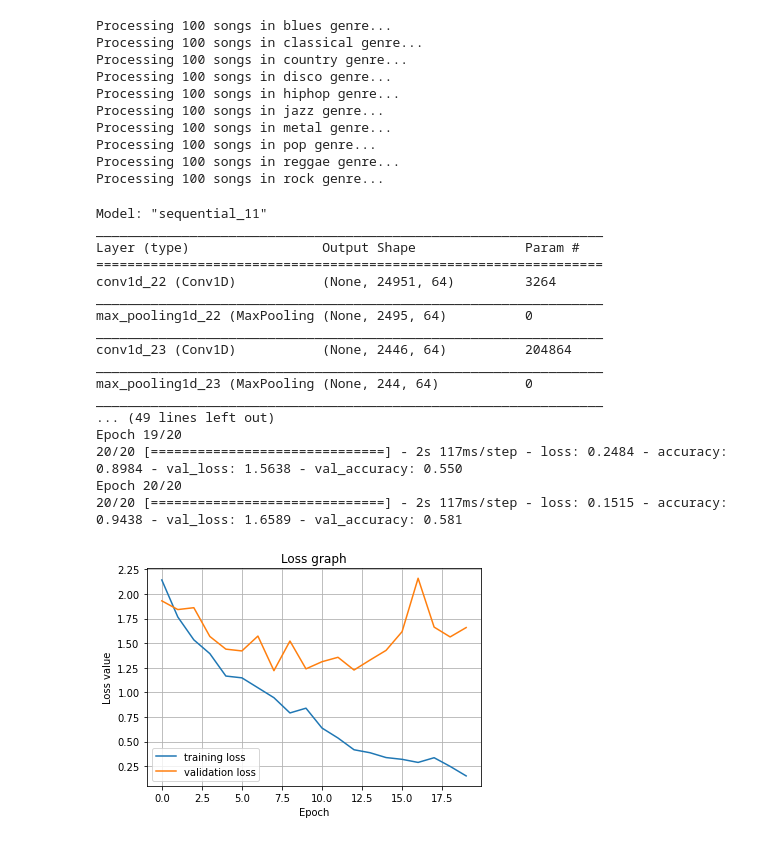
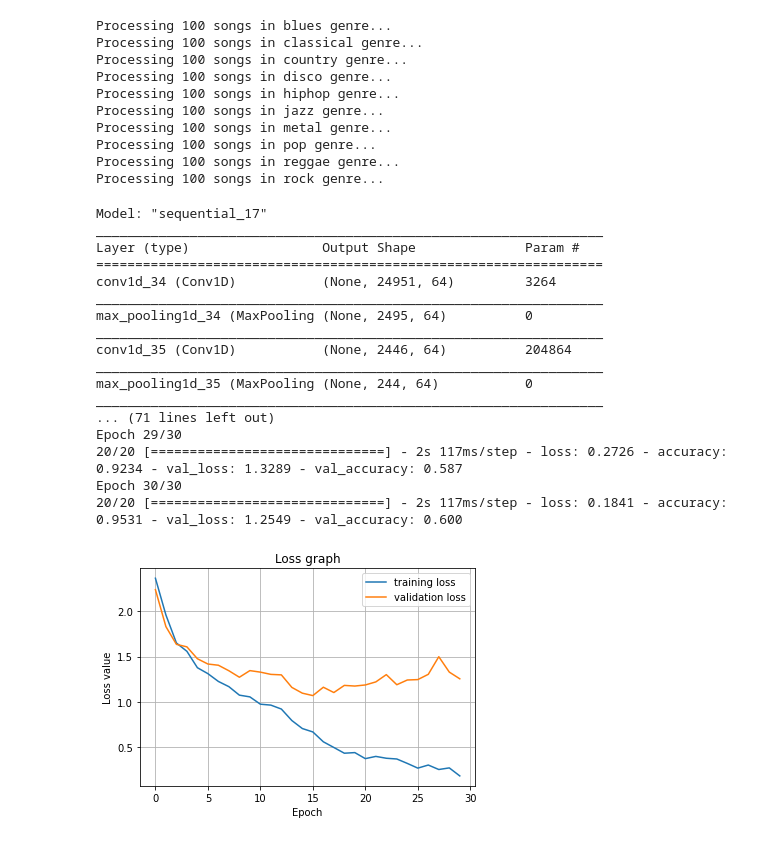
Before and after one commit to replikeit/GenrePredicter, a Jupyter notebook: genre_src.ipynb, the cells around one changed output. Cells and saved outputs as stored; diff of their text form; code cells hidden in the pictures.

Commit message:
Fix: epochs count

```diff
--- a/genre_src.ipynb
+++ b/genre_src.ipynb
@@ -15,8 +15,8 @@ Using TensorFlow backend.
 # %%
 class stop_train_callback(tf.keras.callbacks.Callback):
     def on_epoch_end(self, epoch, logs={}):
-        if logs.get('val_accuracy') > 0.65 and logs.get('accuracy') > 0.95:
-            print("\nReached 65% val accuracy so cancelling training!")
+        if logs.get('val_accuracy') > 0.7 and logs.get('accuracy') > 0.95:
+            print("\nReached 70% val accuracy so cancelling training!")
             self.model.stop_training = True
 # %%
 def display_mfcc(song):
@@ -79,7 +79,7 @@ Processing 100 songs in reggae genre...
 Processing 100 songs in rock genre...
 # %%
 #display_mfcc('song2.wav')
-epochs = 20
+epochs = 30
 training_split = 0.8
 
 # last column has genre, turn it into unique ids
@@ -104,50 +104,50 @@ model = Sequential([
     Conv1D(64, 50, activation='relu'),
     MaxPooling1D(10),
     Flatten(),
-    Dense(1024, activation='relu'),
-    Dense(512, activation='relu'),
-    Dense(256, activation='relu'),
+    Dense(1024, activation='sigmoid'),
+    Dense(512, activation='sigmoid'),
+    Dense(256, activation='sigmoid'),
     Dense(10, activation='softmax'),
     ])
 
 model.compile(optimizer='adam',
               loss='categorical_crossentropy',
               metrics=['accuracy'])
 print(model.summary())
 
 model.fit(train_input, train_labels,
           batch_size=32,
           epochs=epochs,
           validation_split=0.2,
           callbacks=[stop_train_callback()])
 
 plt.title('Loss graph')
 plt.plot(model.history.history['loss'], label='training loss')
 plt.plot(model.history.history['val_loss'], label='validation loss')
 plt.xlabel('Epoch')
 plt.ylabel('Loss value')
 plt.grid(True)
 plt.legend()
 plt.show()
 # %% [output]
-Model: "sequential_11"
+Model: "sequential_17"
 _________________________________________________________________
 Layer (type)                 Output Shape              Param #
 =================================================================
-conv1d_22 (Conv1D)           (None, 24951, 64)         3264
+conv1d_34 (Conv1D)           (None, 24951, 64)         3264
 _________________________________________________________________
-max_pooling1d_22 (MaxPooling (None, 2495, 64)          0
+max_pooling1d_34 (MaxPooling (None, 2495, 64)          0
 _________________________________________________________________
-conv1d_23 (Conv1D)           (None, 2446, 64)          204864
+conv1d_35 (Conv1D)           (None, 2446, 64)          204864
 _________________________________________________________________
-max_pooling1d_23 (MaxPooling (None, 244, 64)           0
+max_pooling1d_35 (MaxPooling (None, 244, 64)           0
 _________________________________________________________________
-... (49 lines left out)
-Epoch 19/20
-20/20 [==============================] - 2s 117ms/step - loss: 0.2484 - accuracy: 0.8984 - val_loss: 1.5638 - val_accuracy: 0.550
-Epoch 20/20
-20/20 [==============================] - 2s 117ms/step - loss: 0.1515 - accuracy: 0.9438 - val_loss: 1.6589 - val_accuracy: 0.581
+... (71 lines left out)
+Epoch 29/30
+20/20 [==============================] - 2s 117ms/step - loss: 0.2726 - accuracy: 0.9234 - val_loss: 1.3289 - val_accuracy: 0.587
+Epoch 30/30
+20/20 [==============================] - 2s 117ms/step - loss: 0.1841 - accuracy: 0.9531 - val_loss: 1.2549 - val_accuracy: 0.600
-[figure, old version]
+[figure, new version]
 # %%
 labels_indexes = np.argmax(test_labels, axis=1)
 y_pred = model.predict(test_input)
```
Also changed, not shown: parts of 1 cell of this notebook.
